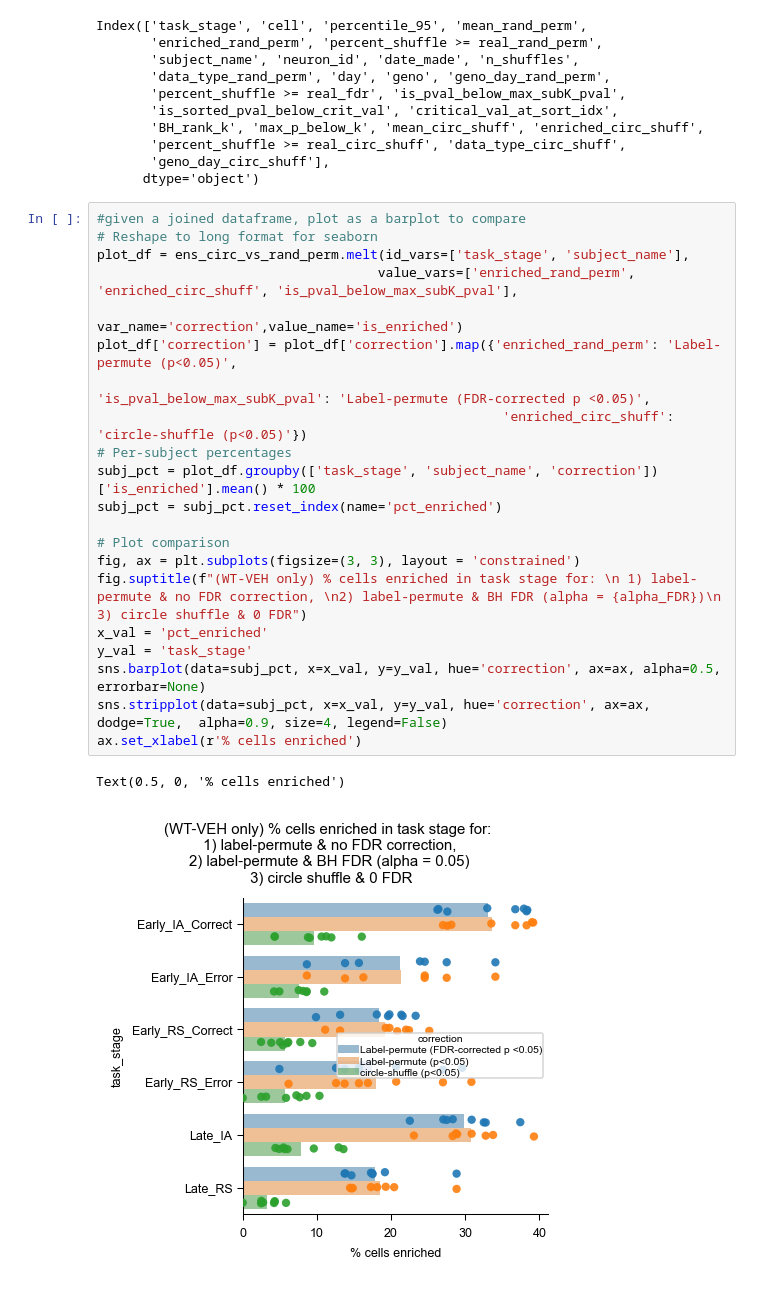
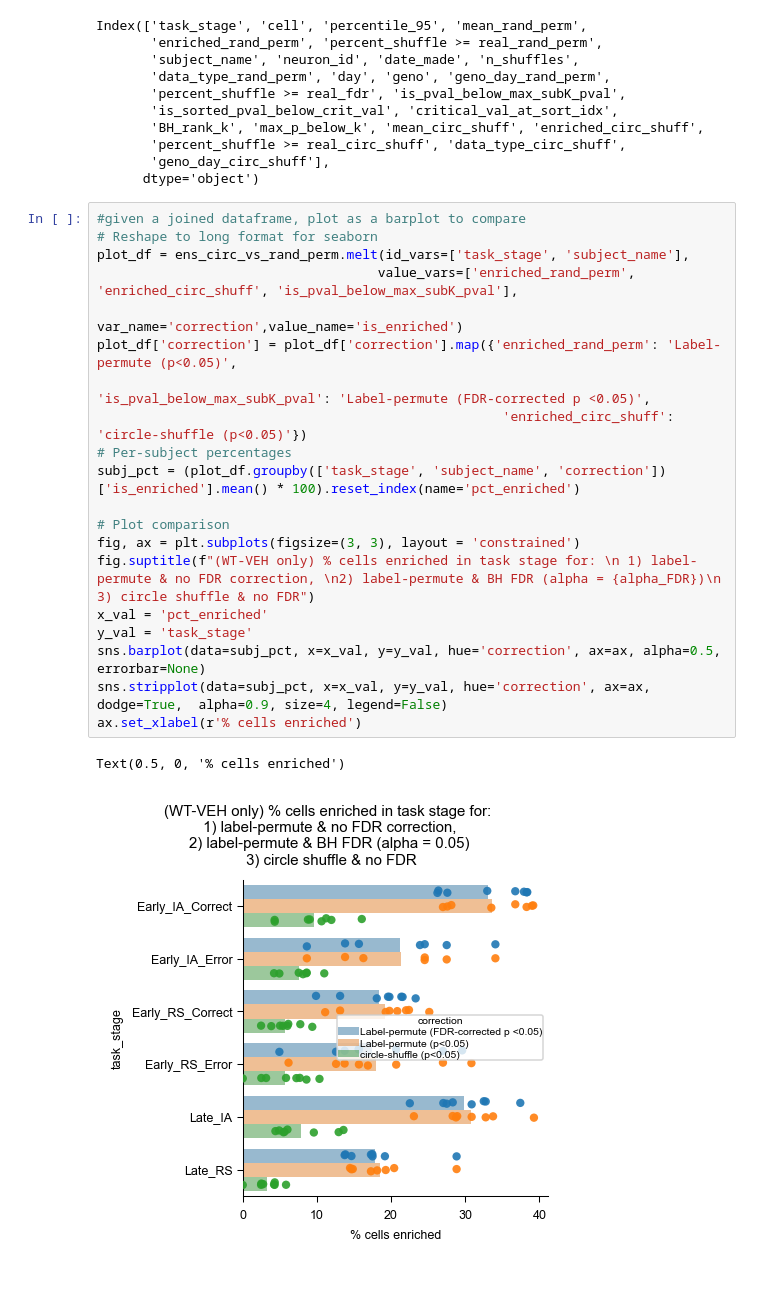
Before and after one commit to cjohnsoncruz/dlx56_mPFC_1p_SohalLab, a Jupyter notebook: code/revisions_Sup Fig1_ensemble_stability_test_v2.ipynb, the cells around one changed output. Saved outputs shown, nothing was run; the diff lists cells and outputs as text.

```diff
--- a/code/revisions_Sup Fig1_ensemble_stability_test_v2.ipynb
+++ b/code/revisions_Sup Fig1_ensemble_stability_test_v2.ipynb
@@ -1347,24 +1347,23 @@ Index(['task_stage', 'cell', 'percentile_95', 'mean_rand_perm',
 # %%
 #given a joined dataframe, plot as a barplot to compare
 # Reshape to long format for seaborn
 plot_df = ens_circ_vs_rand_perm.melt(id_vars=['task_stage', 'subject_name'],
                                     value_vars=['enriched_rand_perm', 'enriched_circ_shuff', 'is_pval_below_max_subK_pval'],
                                     var_name='correction',value_name='is_enriched')
 plot_df['correction'] = plot_df['correction'].map({'enriched_rand_perm': 'Label-permute (p<0.05)',
                                                     'is_pval_below_max_subK_pval': 'Label-permute (FDR-corrected p <0.05)',
                                                     'enriched_circ_shuff': 'circle-shuffle (p<0.05)'})
 # Per-subject percentages
-subj_pct = plot_df.groupby(['task_stage', 'subject_name', 'correction'])['is_enriched'].mean() * 100
-subj_pct = subj_pct.reset_index(name='pct_enriched')
+subj_pct = (plot_df.groupby(['task_stage', 'subject_name', 'correction'])['is_enriched'].mean() * 100).reset_index(name='pct_enriched')
 
 # Plot comparison
 fig, ax = plt.subplots(figsize=(3, 3), layout = 'constrained')
-fig.suptitle(f"(WT-VEH only) % cells enriched in task stage for: \n 1) label-permute & no FDR correction, \n2) label-permute & BH FDR (alpha = {alpha_FDR})\n 3) circle shuffle & 0 FDR")
+fig.suptitle(f"(WT-VEH only) % cells enriched in task stage for: \n 1) label-permute & no FDR correction, \n2) label-permute & BH FDR (alpha = {alpha_FDR})\n 3) circle shuffle & no FDR")
 x_val = 'pct_enriched'
 y_val = 'task_stage'
 sns.barplot(data=subj_pct, x=x_val, y=y_val, hue='correction', ax=ax, alpha=0.5, errorbar=None)
 sns.stripplot(data=subj_pct, x=x_val, y=y_val, hue='correction', ax=ax, dodge=True,  alpha=0.9, size=4, legend=False)
 ax.set_xlabel(r'% cells enriched')
 # %% [output]
 Text(0.5, 0, '% cells enriched')
-[figure, old version]
+[figure, new version]
```
Also changed, not shown: 24 other files.
